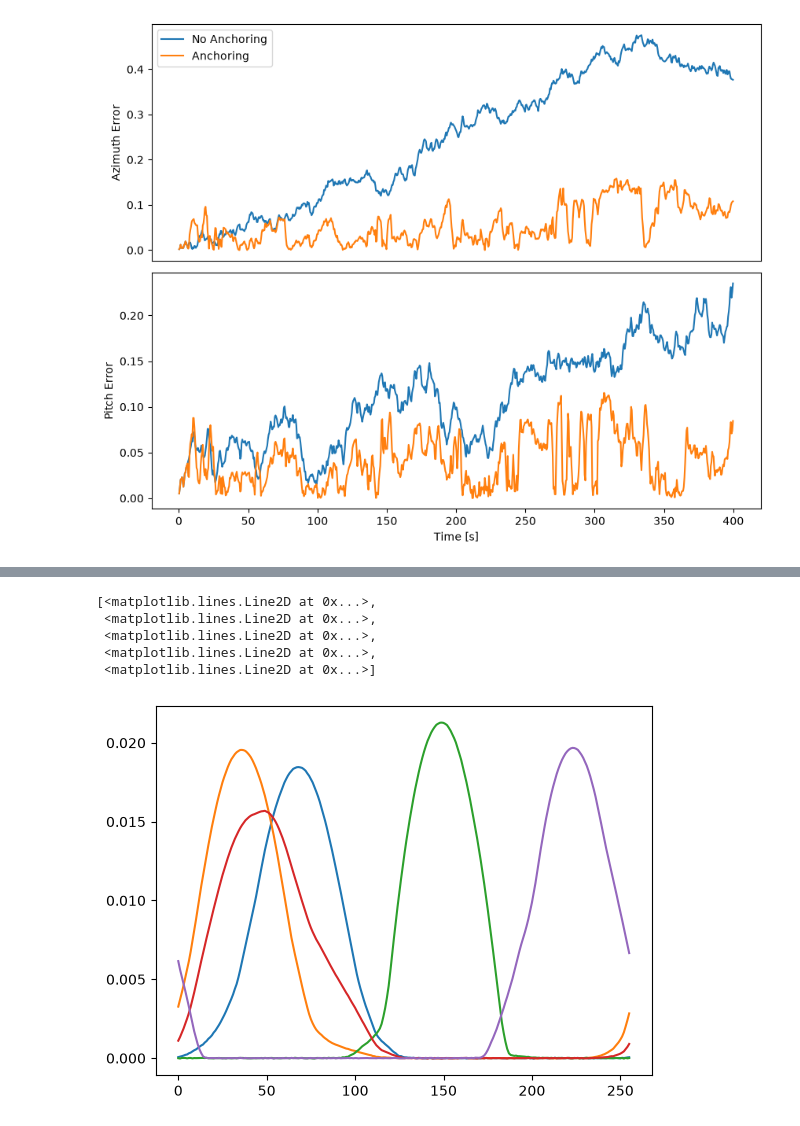
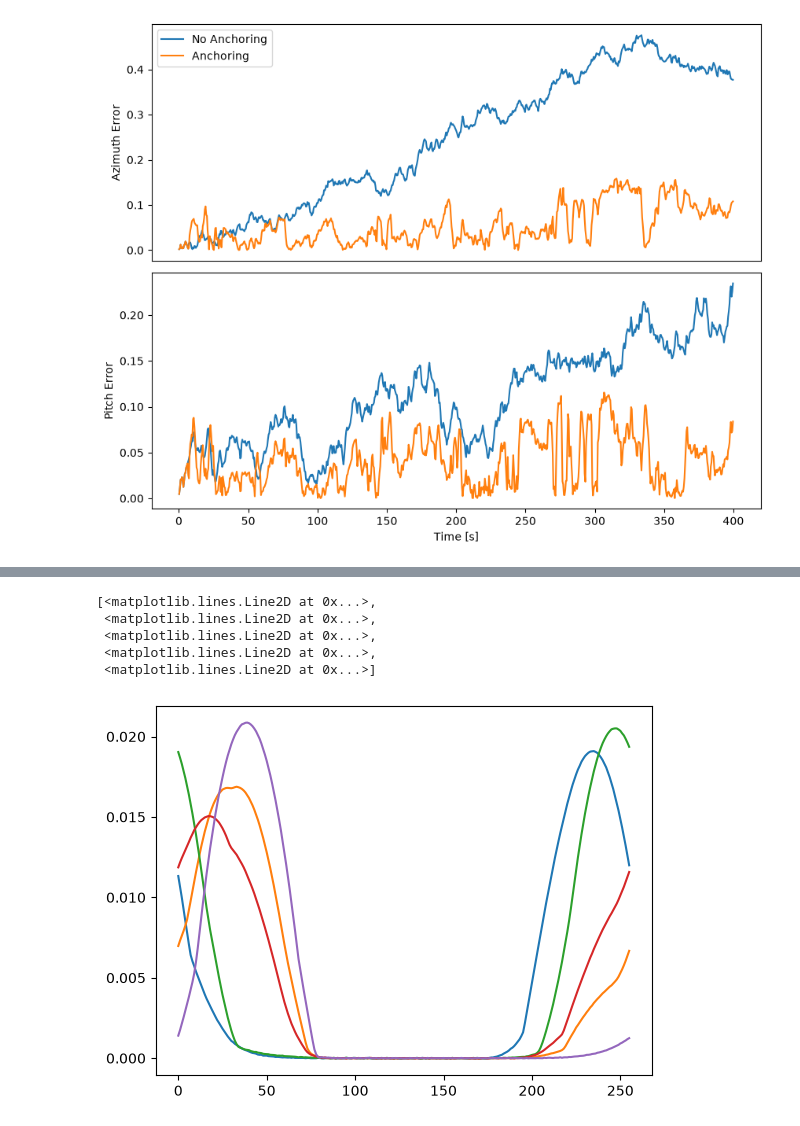
Before and after one commit to siaulich/grid-cells, a Jupyter notebook: notebooks/bat_flight_anchoring.ipynb, the cells around one changed output, grey strips where cells are left out. Drawn from its saved outputs; the diff is of its cells as text; code cells hidden in the pictures.

```diff
--- a/notebooks/bat_flight_anchoring.ipynb
+++ b/notebooks/bat_flight_anchoring.ipynb
@@ -19,6 +19,7 @@ intrinsic_noise = 0.005
 input_noise = 0
 n_conj = 20
 n_anchor = 5
+interval=100
 bat_flight = generate_bat_flight(T=T, dt=dt)
 
 
@@ -26,14 +27,14 @@ net = BatHeadDirectionSystem(
     input_noise=input_noise,
     intrinsic_noise=intrinsic_noise,
     n_conjunctive=n_conj,
-    gravity_input=True
+    gravity_input=True,
 )
 net_anchor = BatHeadDirectionSystem(
     input_noise=input_noise,
     intrinsic_noise=intrinsic_noise,
     n_conjunctive=n_conj,
     n_anchor=n_anchor,
-    gravity_input=True
+    gravity_input=True,
 )
 
 net.warm_up(initial_dir=bat_flight["dir_torus"][0])
@@ -41,17 +42,19 @@ net_anchor.warm_up(initial_dir=bat_flight["dir_torus"][0])
 
 n_steps = bat_flight["pos"].shape[0]
 
-with ThreadPoolExecutor(max_workers = 2) as executor:
+with ThreadPoolExecutor(max_workers=2) as executor:
     anchor_future = executor.submit(
         net_anchor.run_simulation,
         bat_flight["dir_vel"],
         dir=bat_flight["dir_sphere"],
         inverted=bat_flight["inverted"],
-        save_weights=True
+        save_weights=True,
+        interval=interval
     )
     recording_future = executor.submit(
         net.run_simulation,
         bat_flight["dir_vel"],
+        interval=interval
     )
 
     recording_anchor = anchor_future.result()
@@ -208,12 +197,14 @@ ax.set_yscale("log")
 # %%
-plt.plot(recording_anchor["yaw_anchor_weights"][-1,::-1,:])
+
+
+plt.plot(recording_anchor["pitch_anchor_weights"][-1, ::-1, :])
 # %% [output]
 [<matplotlib.lines.Line2D at 0x...>,
  <matplotlib.lines.Line2D at 0x...>,
  <matplotlib.lines.Line2D at 0x...>,
  <matplotlib.lines.Line2D at 0x...>,
  <matplotlib.lines.Line2D at 0x...>]
-[figure, old version]
+[figure, new version]
 # %%
 from matplotlib.animation import FuncAnimation, FFMpegWriter
 
```
Also changed, not shown: parts of 9 cells of this notebook, 2 other files.
